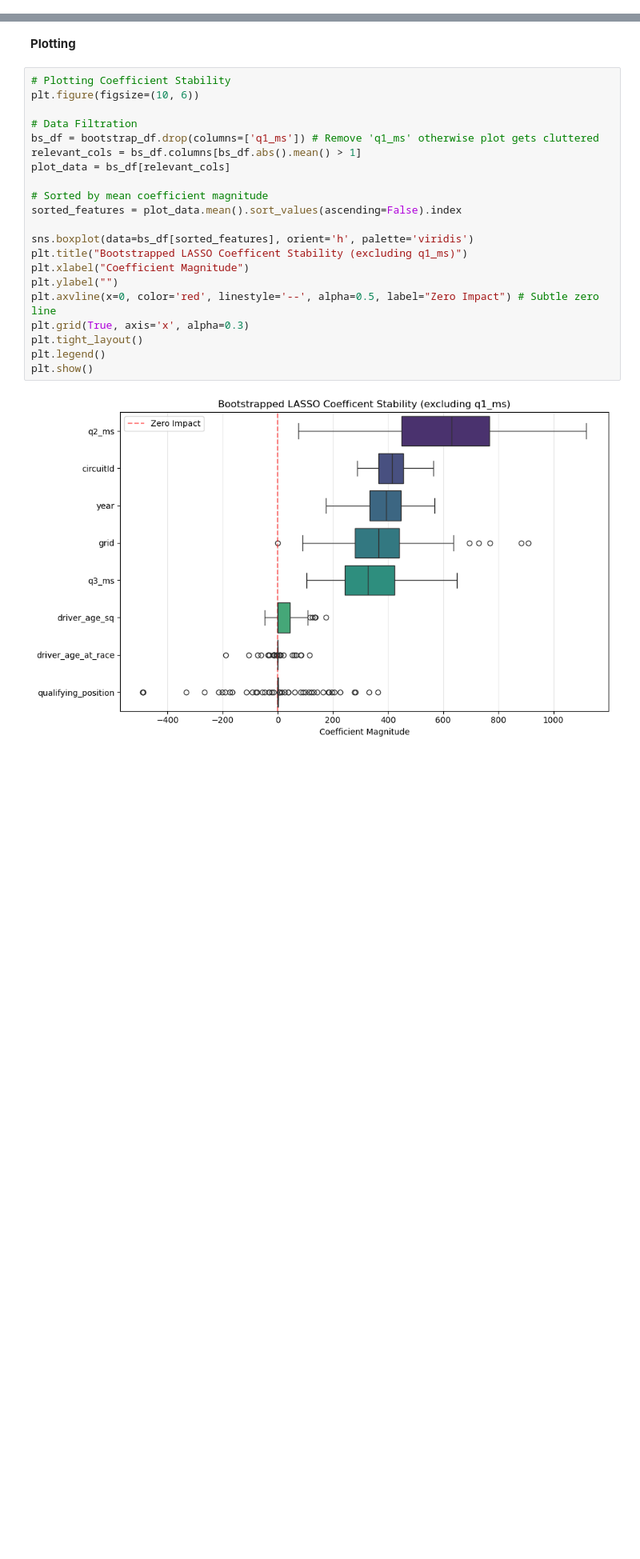
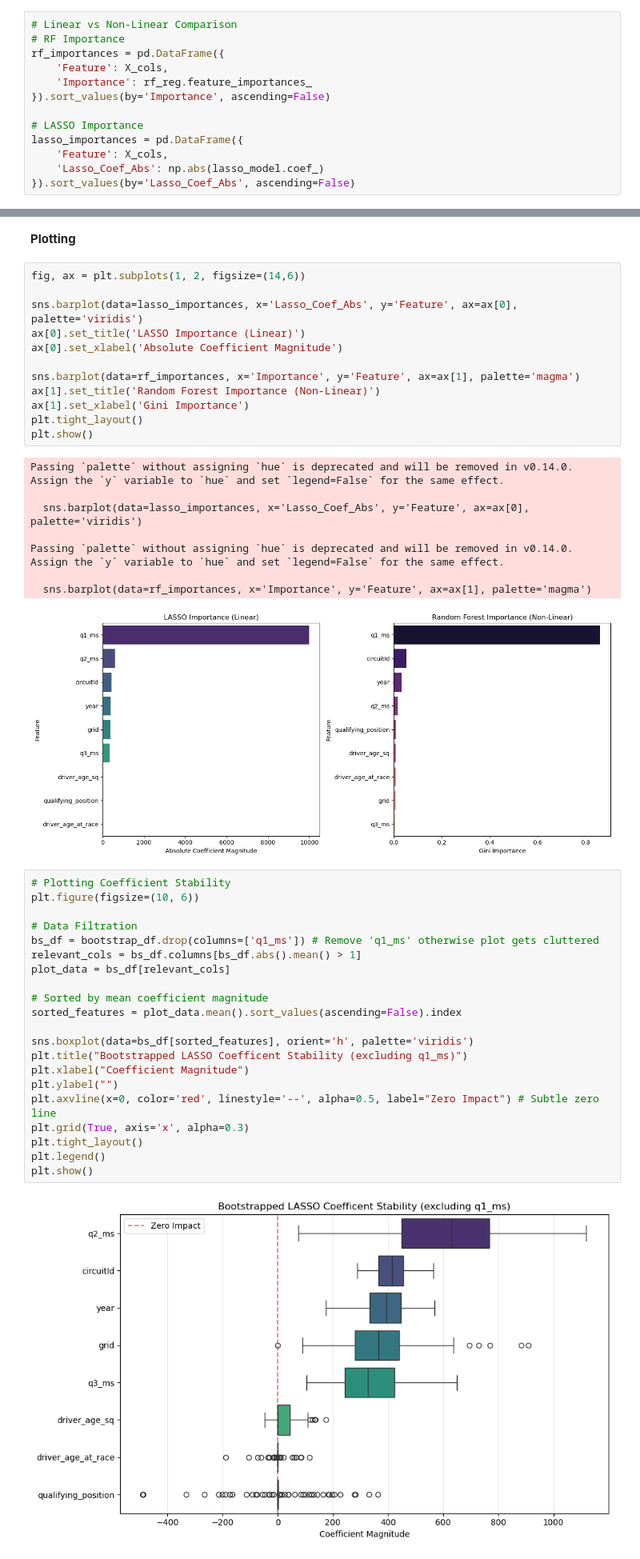
Before and after one commit to shehzanwar/DMSL7406, a Jupyter notebook: Project/f1_proj.ipynb, the cells around one changed output, grey strips where cells are left out. Shown at 80% size. Cells and saved outputs as stored; diff of their text form; blank space fills up the shorter version.

```diff
--- a/Project/f1_proj.ipynb
+++ b/Project/f1_proj.ipynb
@@ -283,6 +283,19 @@ else:
 # %% [output]
 Paired T-test not applicable:
 Scores are identical.
+# %%
+# Linear vs Non-Linear Comparison
+# RF Importance
+rf_importances = pd.DataFrame({
+    'Feature': X_cols,
+    'Importance': rf_reg.feature_importances_
+}).sort_values(by='Importance', ascending=False)
+
+# LASSO Importance
+lasso_importances = pd.DataFrame({
+    'Feature': X_cols,
+    'Lasso_Coef_Abs': np.abs(lasso_model.coef_)
+}).sort_values(by='Lasso_Coef_Abs', ascending=False)
 # %% [markdown]
 Further Evaluation for Q2
 # %%
@@ -374,5 +405,26 @@ Max RF F1 Score: 0.6816
 # %% [markdown]
 **Plotting**
+# %%
+fig, ax = plt.subplots(1, 2, figsize=(14,6))
+
+sns.barplot(data=lasso_importances, x='Lasso_Coef_Abs', y='Feature', ax=ax[0], palette='viridis')
+ax[0].set_title('LASSO Importance (Linear)')
+ax[0].set_xlabel('Absolute Coefficient Magnitude')
+
+sns.barplot(data=rf_importances, x='Importance', y='Feature', ax=ax[1], palette='magma')
+ax[1].set_title('Random Forest Importance (Non-Linear)')
+ax[1].set_xlabel('Gini Importance')
+plt.tight_layout()
+plt.show()
+# %% [output]
+Passing `palette` without assigning `hue` is deprecated and will be removed in v0.14.0. Assign the `y` variable to `hue` and set `legend=False` for the same effect.
+
+  sns.barplot(data=lasso_importances, x='Lasso_Coef_Abs', y='Feature', ax=ax[0], palette='viridis')
+
+Passing `palette` without assigning `hue` is deprecated and will be removed in v0.14.0. Assign the `y` variable to `hue` and set `legend=False` for the same effect.
+
+  sns.barplot(data=rf_importances, x='Importance', y='Feature', ax=ax[1], palette='magma')
+[figure, added]
 # %%
 # Plotting Coefficient Stability
 plt.figure(figsize=(10, 6))
```
Also changed, not shown: parts of 1 cell of this notebook.
